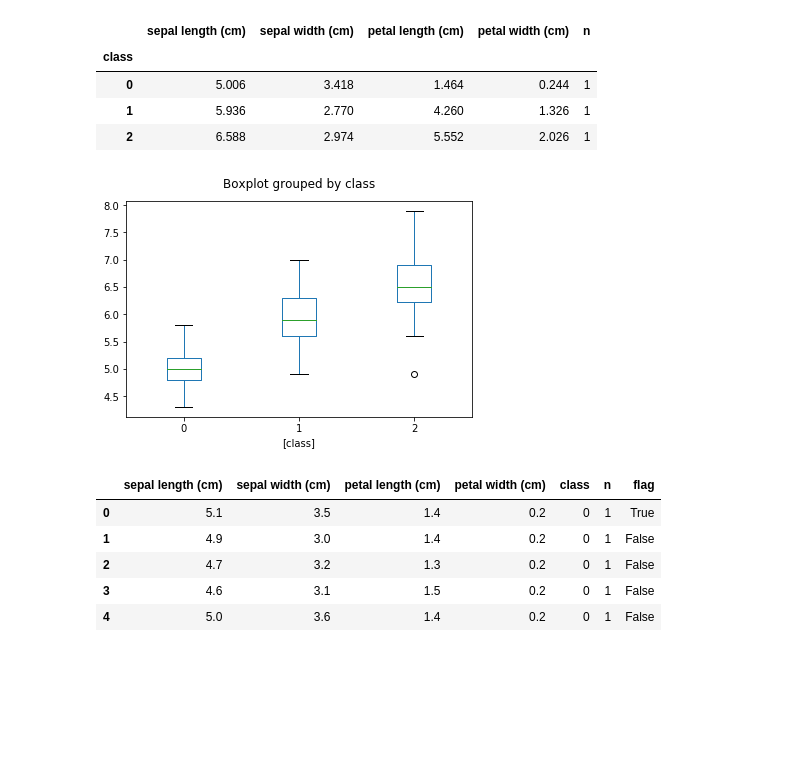
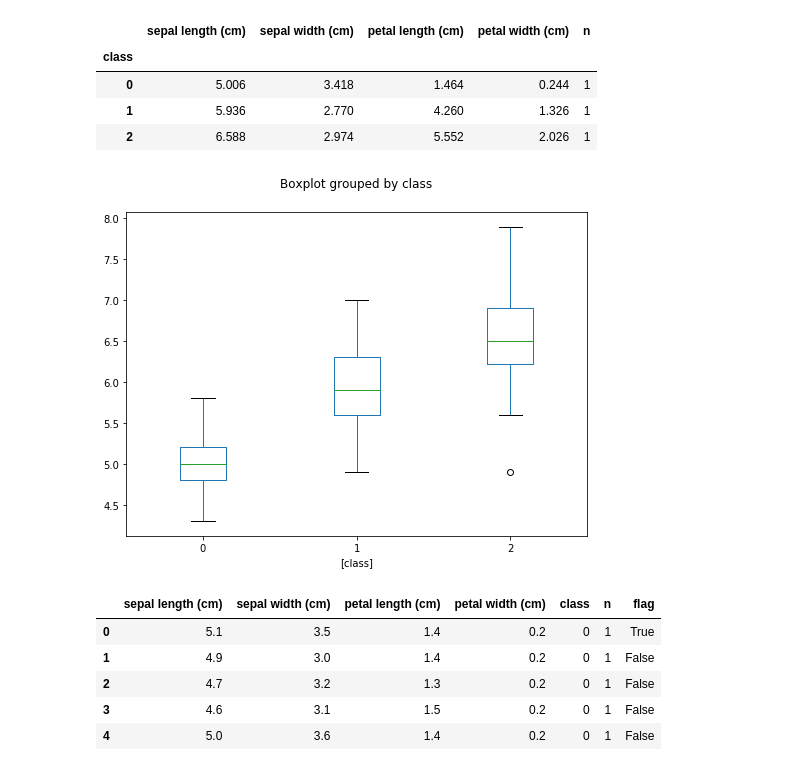
Before and after one commit to anhnguyendepocen/Stat3612, a Jupyter notebook: Lecture2/Lecture2 Data Exploration.ipynb, the cells around one changed output. Drawn from its saved outputs; the diff is of its cells as text; code cells hidden in the pictures; blank space fills up the shorter version.

```diff
--- a/Lecture2/Lecture2 Data Exploration.ipynb
+++ b/Lecture2/Lecture2 Data Exploration.ipynb
@@ -167,11 +173,11 @@ Data.groupby('class').mean()
 | 1 | 5.936 | 2.770 | 4.260 | 1.326 | 1 |
 | 2 | 6.588 | 2.974 | 5.552 | 2.026 | 1 |
 # %%
-Data[['sepal length (cm)', 'class']].boxplot(by="class")
+Data[['sepal length (cm)', 'class']].boxplot(by="class",figsize=(8,6))
 plt.title('');
 plt.grid('off')
 # %% [output]
-[figure, old version]
+[figure, new version]
 # %%
 Data['flag'] = Data['sepal length (cm)']>5
 Data.head()
```
Also changed, not shown: parts of 6 cells of this notebook.
